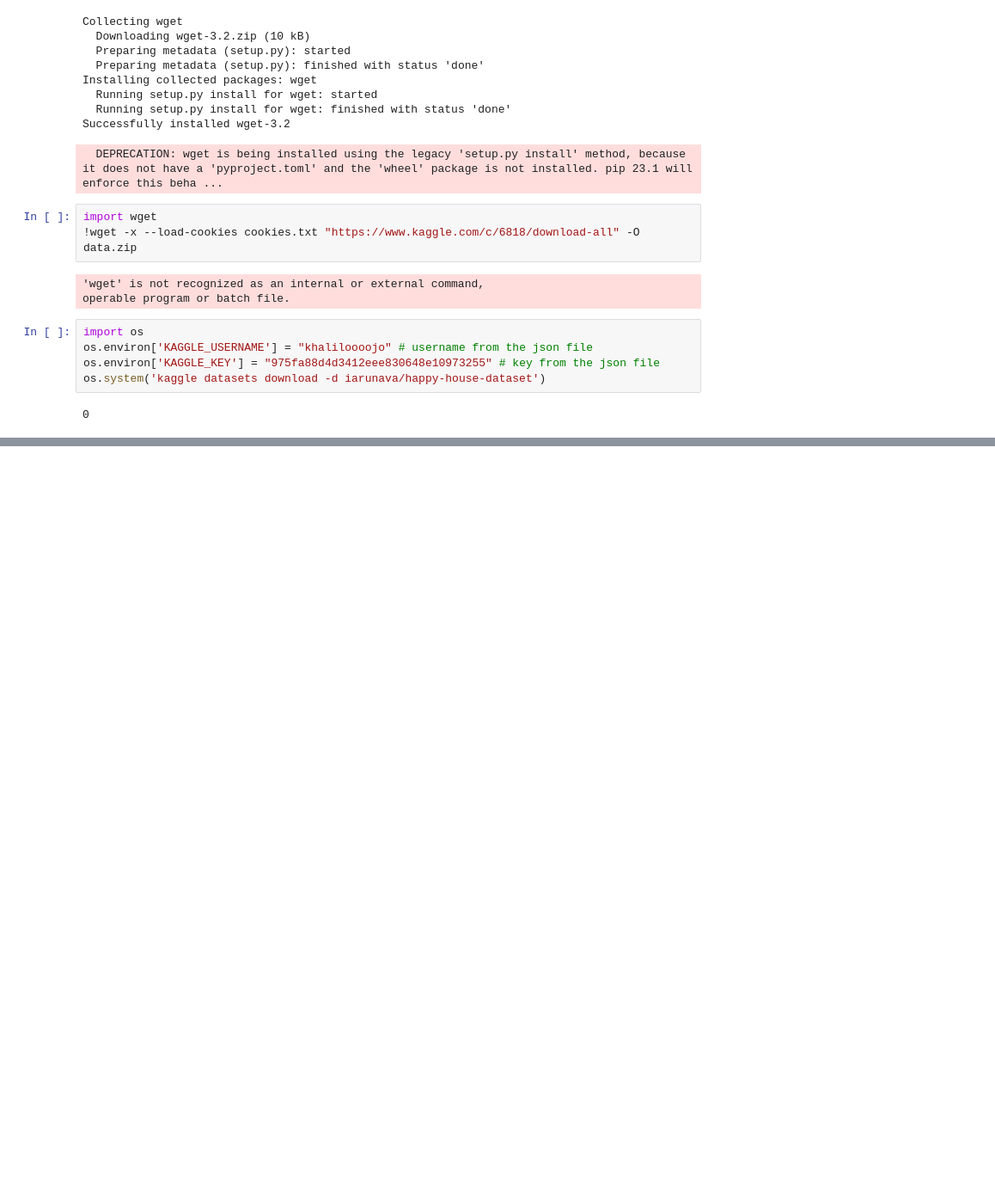
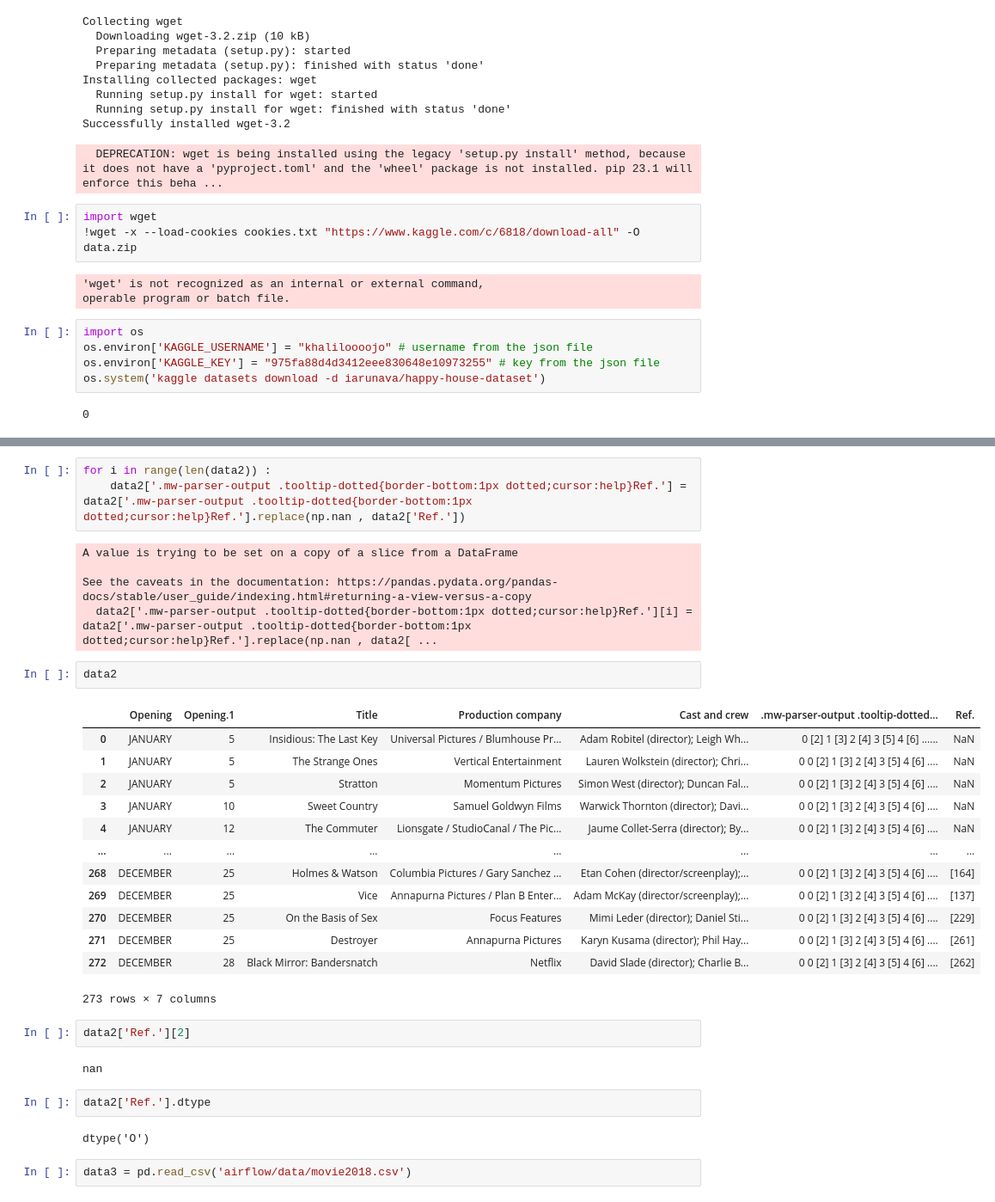
Before and after one commit to keljoulali/data-eng-project, a Jupyter notebook: test.ipynb, the cells around one changed output, grey strips where cells are left out. Shown at 86% size. Saved outputs shown, nothing was run; the diff lists cells and outputs as text; blank space fills up the shorter version.

```diff
--- a/test.ipynb
+++ b/test.ipynb
@@ -196,0 +357,34 @@ os.system('kaggle datasets download -d iarunava/happy-house-dataset')
+# %%
+for i in range(len(data2)) :
+    data2['.mw-parser-output .tooltip-dotted{border-bottom:1px dotted;cursor:help}Ref.'] = data2['.mw-parser-output .tooltip-dotted{border-bottom:1px dotted;cursor:help}Ref.'].replace(np.nan , data2['Ref.'])
+# %% [output]
+A value is trying to be set on a copy of a slice from a DataFrame
+
+See the caveats in the documentation: https://pandas.pydata.org/pandas-docs/stable/user_guide/indexing.html#returning-a-view-versus-a-copy
+  data2['.mw-parser-output .tooltip-dotted{border-bottom:1px dotted;cursor:help}Ref.'][i] = data2['.mw-parser-output .tooltip-dotted{border-bottom:1px dotted;cursor:help}Ref.'].replace(np.nan , data2[ ...
+# %%
+data2
+# %% [output]
+|  | Opening | Opening.1 | Title | Production company | Cast and crew | .mw-parser-output .tooltip-dotted... | Ref. |
+| 0 | JANUARY | 5 | Insidious: The Last Key | Universal Pictures / Blumhouse Pr... | Adam Robitel (director); Leigh Wh... | 0 [2] 1 [3] 2 [4] 3 [5] 4 [6] ...... | NaN |
+| 1 | JANUARY | 5 | The Strange Ones | Vertical Entertainment | Lauren Wolkstein (director); Chri... | 0 0 [2] 1 [3] 2 [4] 3 [5] 4 [6] .... | NaN |
+| 2 | JANUARY | 5 | Stratton | Momentum Pictures | Simon West (director); Duncan Fal... | 0 0 [2] 1 [3] 2 [4] 3 [5] 4 [6] .... | NaN |
+| 3 | JANUARY | 10 | Sweet Country | Samuel Goldwyn Films | Warwick Thornton (director); Davi... | 0 0 [2] 1 [3] 2 [4] 3 [5] 4 [6] .... | NaN |
+| 4 | JANUARY | 12 | The Commuter | Lionsgate / StudioCanal / The Pic... | Jaume Collet-Serra (director); By... | 0 0 [2] 1 [3] 2 [4] 3 [5] 4 [6] .... | NaN |
+| ... | ... | ... | ... | ... | ... | ... | ... |
+| 268 | DECEMBER | 25 | Holmes & Watson | Columbia Pictures / Gary Sanchez ... | Etan Cohen (director/screenplay);... | 0 0 [2] 1 [3] 2 [4] 3 [5] 4 [6] .... | [164] |
+| 269 | DECEMBER | 25 | Vice | Annapurna Pictures / Plan B Enter... | Adam McKay (director/screenplay);... | 0 0 [2] 1 [3] 2 [4] 3 [5] 4 [6] .... | [137] |
+| 270 | DECEMBER | 25 | On the Basis of Sex | Focus Features | Mimi Leder (director); Daniel Sti... | 0 0 [2] 1 [3] 2 [4] 3 [5] 4 [6] .... | [229] |
+| 271 | DECEMBER | 25 | Destroyer | Annapurna Pictures | Karyn Kusama (director); Phil Hay... | 0 0 [2] 1 [3] 2 [4] 3 [5] 4 [6] .... | [261] |
+| 272 | DECEMBER | 28 | Black Mirror: Bandersnatch | Netflix | David Slade (director); Charlie B... | 0 0 [2] 1 [3] 2 [4] 3 [5] 4 [6] .... | [262] |
+273 rows × 7 columns
+# %%
+data2['Ref.'][2]
+# %% [output]
+nan
+# %%
+data2['Ref.'].dtype
+# %% [output]
+dtype('O')
+# %%
+data3 = pd.read_csv('airflow/data/movie2018.csv')
```
Also changed, not shown: parts of 42 cells of this notebook, 5 other files.
